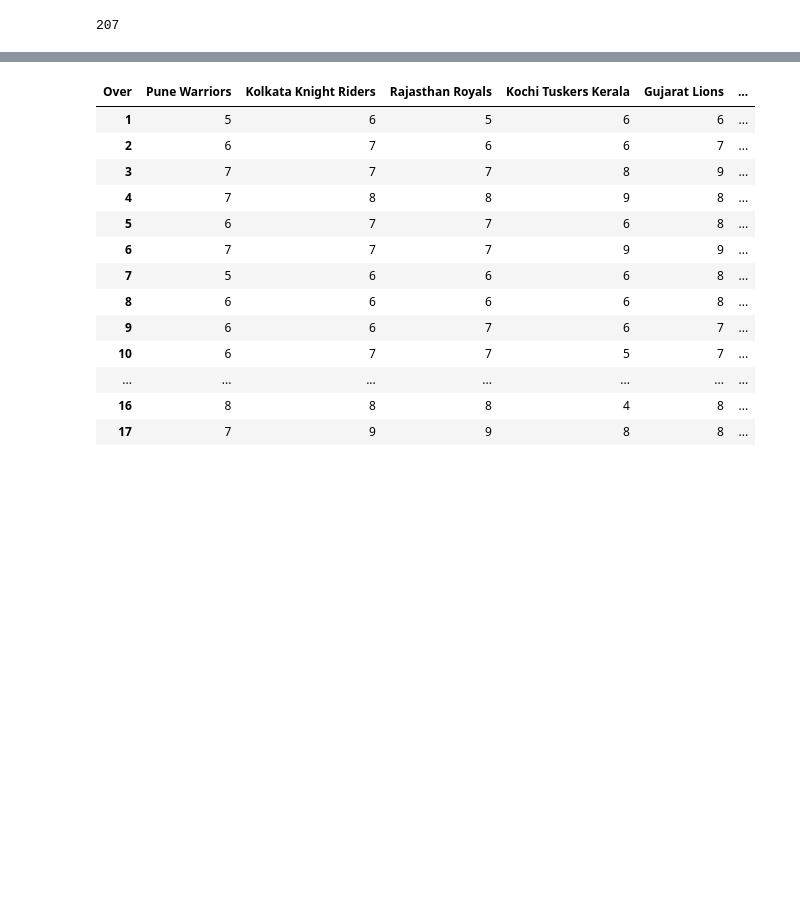
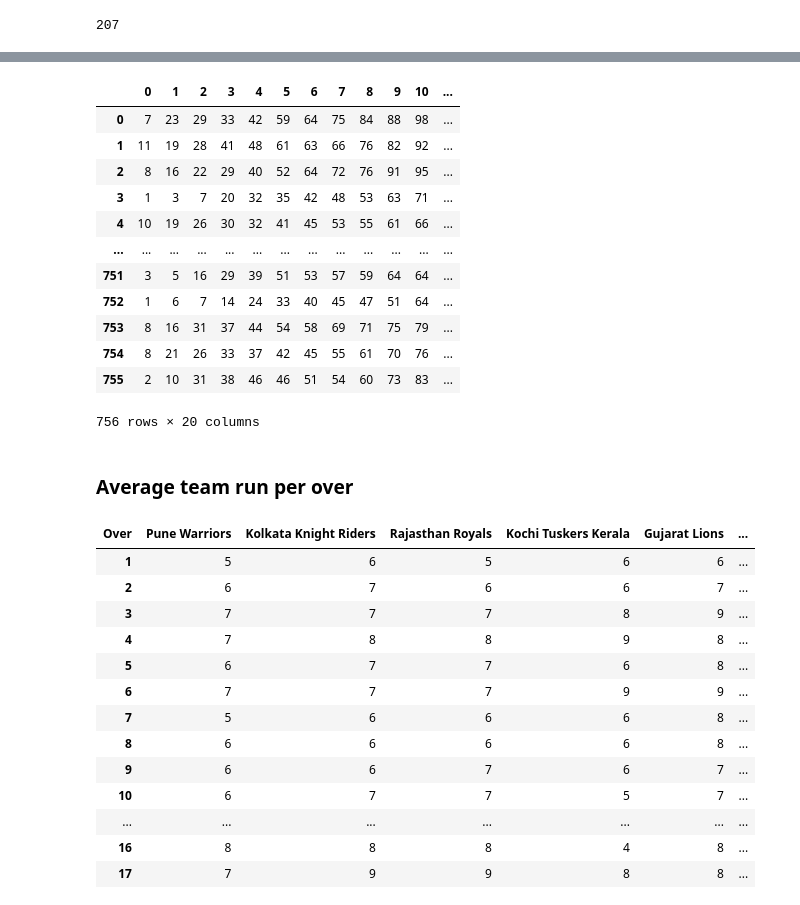
Before and after one commit to Utkarsh736/IPL_Data_Analysis, a Jupyter notebook: Template.ipynb, the cells around one changed output, grey strips where cells are left out. Drawn from its saved outputs; the diff is of its cells as text; code cells hidden in the pictures; blank space fills up the shorter version.

Commit message:
Per_over_score function

```diff
--- a/Template.ipynb
+++ b/Template.ipynb
@@ -486,6 +461,0 @@ innings1_df
-# %%
-score=[[],[]]
-for i in id_list:
-    for j in range(1,21):
-        score[1].append(innings1_df.loc[(innings1_df['match_id']==1)&(innings1_df['over']==j)]['total_runs'].sum())
-    score[0].append(i)
@@ -551,0 +468,14 @@ innings1_df.loc[(innings1_df['match_id']==1)&(innings1_df['over']==1)]['total_ru
+# %%
+id_list =  match_df['id'].tolist() # List of match_id
+
+score_per_over = []
+for match in id_list:
+
+#     Initializing match as current match
+    cur_match = innings1_df.loc[(innings1_df['match_id']==match)]
+    score = 0
+
+    for over in range(1,21):
+#         Updating score for current match
+        score += cur_match.loc[(cur_match['over']==over)]['total_runs'].sum()
+        score_per_over.append(score)
@@ -551,0 +502,6 @@ innings1_df.loc[(innings1_df['match_id']==1)&(innings1_df['over']==1)]['total_ru
+# %%
+per_match_score = []
+for inning in range(len(id_list)):
+    start = (19*inning)+inning
+    end = (19*inning)+inning + 20
+    per_match_score.append(score_per_over[start:end])
@@ -552,3 +547,21 @@ innings1_df.loc[(innings1_df['match_id']==1)&(innings1_df['over']==1)]['total_ru
+# %%
+pd.DataFrame(per_match_score)
+# %% [output]
+|  | 0 | 1 | 2 | 3 | 4 | 5 | 6 | 7 | 8 | 9 | 10 | ... |
+| 0 | 7 | 23 | 29 | 33 | 42 | 59 | 64 | 75 | 84 | 88 | 98 | ... |
+| 1 | 11 | 19 | 28 | 41 | 48 | 61 | 63 | 66 | 76 | 82 | 92 | ... |
+| 2 | 8 | 16 | 22 | 29 | 40 | 52 | 64 | 72 | 76 | 91 | 95 | ... |
+| 3 | 1 | 3 | 7 | 20 | 32 | 35 | 42 | 48 | 53 | 63 | 71 | ... |
+| 4 | 10 | 19 | 26 | 30 | 32 | 41 | 45 | 53 | 55 | 61 | 66 | ... |
+| ... | ... | ... | ... | ... | ... | ... | ... | ... | ... | ... | ... | ... |
+| 751 | 3 | 5 | 16 | 29 | 39 | 51 | 53 | 57 | 59 | 64 | 64 | ... |
+| 752 | 1 | 6 | 7 | 14 | 24 | 33 | 40 | 45 | 47 | 51 | 64 | ... |
+| 753 | 8 | 16 | 31 | 37 | 44 | 54 | 58 | 69 | 71 | 75 | 79 | ... |
+| 754 | 8 | 21 | 26 | 33 | 37 | 42 | 45 | 55 | 61 | 70 | 76 | ... |
+| 755 | 2 | 10 | 31 | 38 | 46 | 46 | 51 | 54 | 60 | 73 | 83 | ... |
+756 rows × 20 columns
+# %% [markdown]
+### Average team run per over
 # %%
 def team_over_avg():
     temp_arr=[]
```
Also changed, not shown: parts of 22 cells of this notebook.
